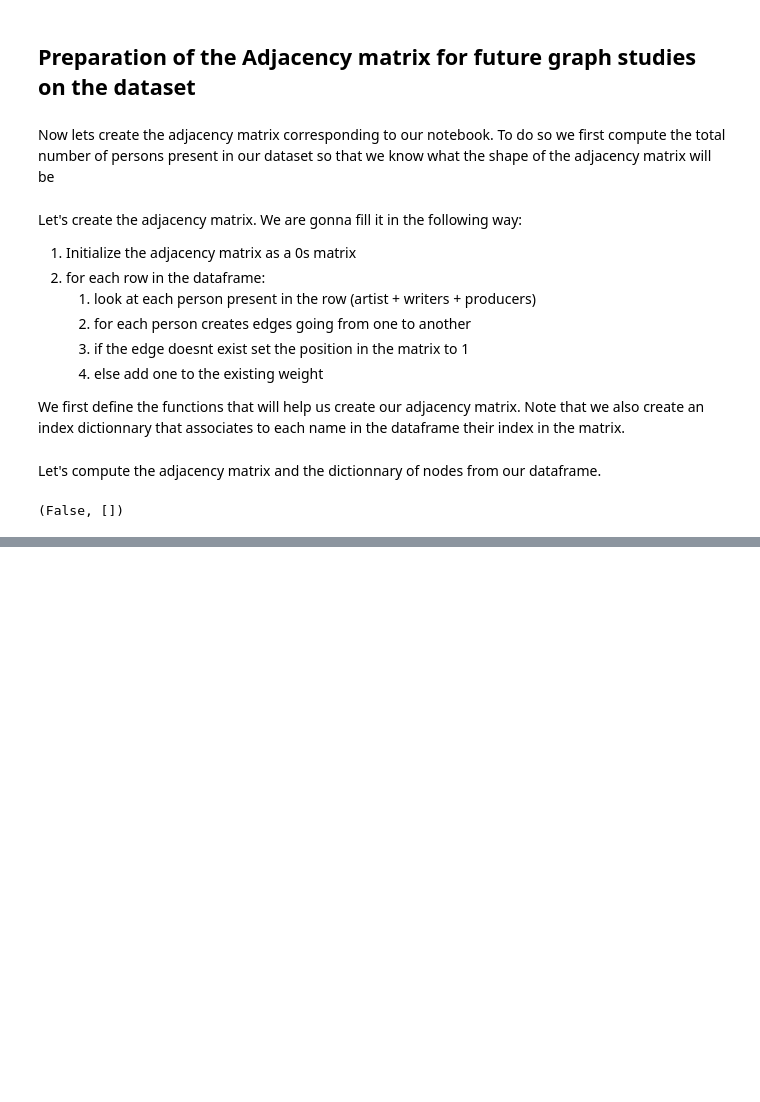
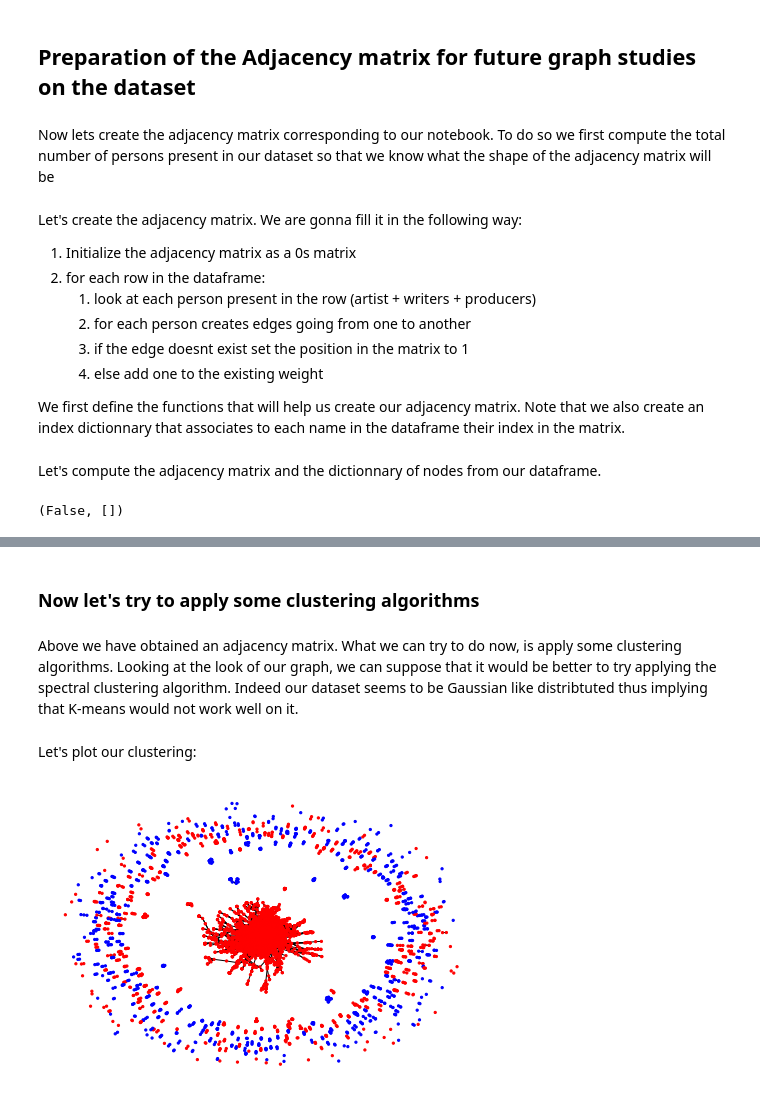
Before and after one commit to SachaLeblanc/NTDS_final, a Jupyter notebook: NTDS_processing_of_the_data.ipynb, the cells around one changed output, grey strips where cells are left out. Cells and saved outputs as stored; diff of their text form; code cells hidden in the pictures; blank space fills up the shorter version.

Commit message:
first try at clustering

```diff
--- a/NTDS_processing_of_the_data.ipynb
+++ b/NTDS_processing_of_the_data.ipynb
@@ -474,0 +513,12 @@ check_adjacency(list_of_persons, nodes_dictionnary)
+# %%
+#for testing purpose
+test = final_dataframe.sample(frac=0.1)
+list_of_persons = create_list_of_persons(test)
+
+# Lets create the adjacency matrix of our dataframe
+len_ = len(list_of_persons)
+shape = (len_, len_)
+
+adjacency, nodes_dictionnary, labels_dictionnary, number_of_songs = create_adjacency(test, shape)
+# check either our adjacency was well created or not
+check_adjacency(list_of_persons, nodes_dictionnary)
@@ -474,0 +527,2 @@ check_adjacency(list_of_persons, nodes_dictionnary)
+# %%
+G_person = nx.from_numpy_matrix(adjacency)
@@ -474,0 +531,12 @@ check_adjacency(list_of_persons, nodes_dictionnary)
+# %%
+# First we need to change the order of the dictionnary nodes_dictionnary
+nodes_to_names = { v:k for k,v in nodes_dictionnary.items()}
+labels_dictionnary = {k: max(v.items(), key=operator.itemgetter(1))[0] for k,v in labels_dictionnary.items()}
+nodes_color = {k: ('red' if v =='no_label' else 'blue') for (k,v) in labels_dictionnary.items()}
+
+
+# Let's set the attibutes
+nx.set_node_attributes(G_person, nodes_to_names, 'name')
+nx.set_node_attributes(G_person, labels_dictionnary, 'label')
+nx.set_node_attributes(G_person, nodes_color, 'color')
+nx.set_node_attributes(G_person, number_of_songs, 'number_of_songs')
@@ -474,0 +565,15 @@ check_adjacency(list_of_persons, nodes_dictionnary)
+# %% [markdown]
+### Now let's try to apply some clustering algorithms
+# %% [markdown]
+Above we have obtained an adjacency matrix. What we can try to do now, is apply some clustering algorithms. Looking at the look of our graph, we can suppose that it would be better to try applying the spectral clustering algorithm. Indeed our dataset seems to be Gaussian like distribtuted thus implying that K-means would not work well on it.
+# %%
+from sklearn.cluster import SpectralClustering
+
+clustering = SpectralClustering(n_clusters=2, assign_labels="discretize", random_state=0, affinity='precomputed').fit(adjacency)
+# %% [markdown]
+Let's plot our clustering:
+# %%
+color_map = ['red' if label == 0 else'blue' for label in clustering.labels_]
+nx.draw(G_person, node_size=5, node_color=color_map, with_labels=False)
+# %% [output]
+[figure, added]
```
Also changed, not shown: parts of 17 cells of this notebook, 1 other file.
